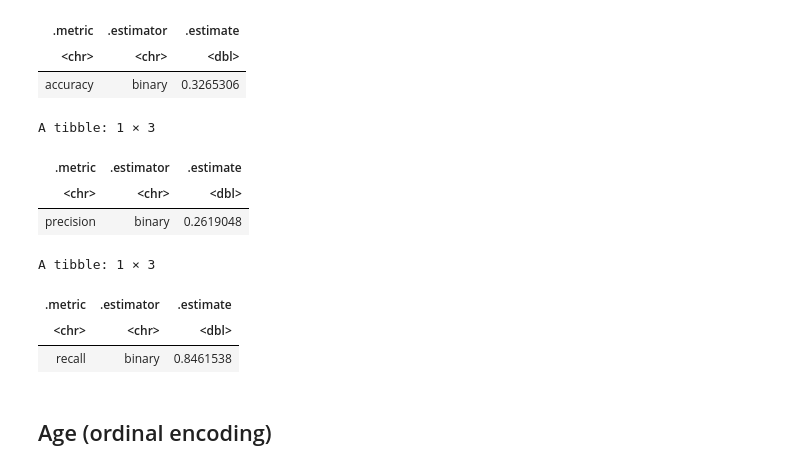
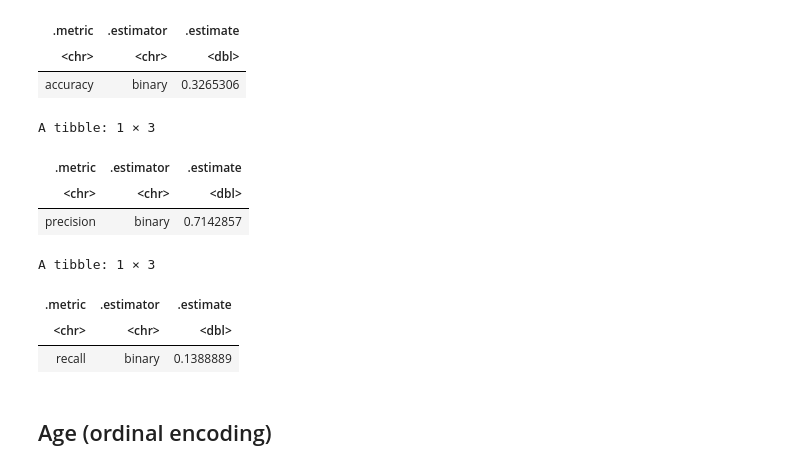
Before and after one commit to SusieFeng316/minecraft_project, a Jupyter notebook: Group.ipynb, the cells around one changed output. Drawn from its saved outputs; the diff is of its cells as text; code cells hidden in the pictures.

```diff
--- a/Group.ipynb
+++ b/Group.ipynb
@@ -312,21 +315,21 @@ A tibble: 1 × 3
 | <chr> | <chr> | <dbl> |
 | accuracy | binary | 0.3265306 |
 # %%
-gender_precision <- precision(data = confusion_gender,truth = "truth", estimate = "estimate", event_level = "first")
+gender_precision <- precision(data = confusion_gender,truth = "truth", estimate = "estimate", event_level = "second")
 gender_precision
 # %% [output]
 A tibble: 1 × 3
 | .metric | .estimator | .estimate |
 | <chr> | <chr> | <dbl> |
-| precision | binary | 0.2619048 |
+| precision | binary | 0.7142857 |
 # %%
-gender_recall <- recall(data = confusion_gender,truth = "truth", estimate = "estimate", event_level = "first")
+gender_recall <- recall(data = confusion_gender,truth = "truth", estimate = "estimate", event_level = "second")
 gender_recall
 # %% [output]
 A tibble: 1 × 3
 | .metric | .estimator | .estimate |
 | <chr> | <chr> | <dbl> |
-| recall | binary | 0.8461538 |
+| recall | binary | 0.1388889 |
 # %% [markdown]
 ## Age (ordinal encoding)
 # %%
```
Also changed, not shown: parts of 23 cells of this notebook.
